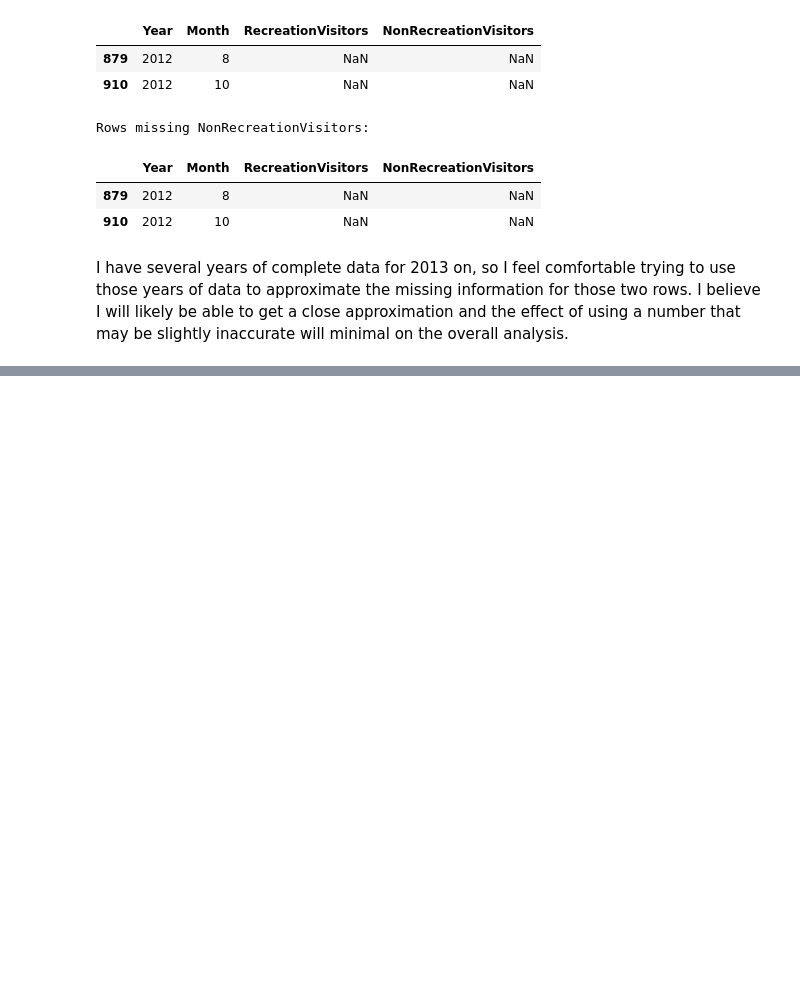
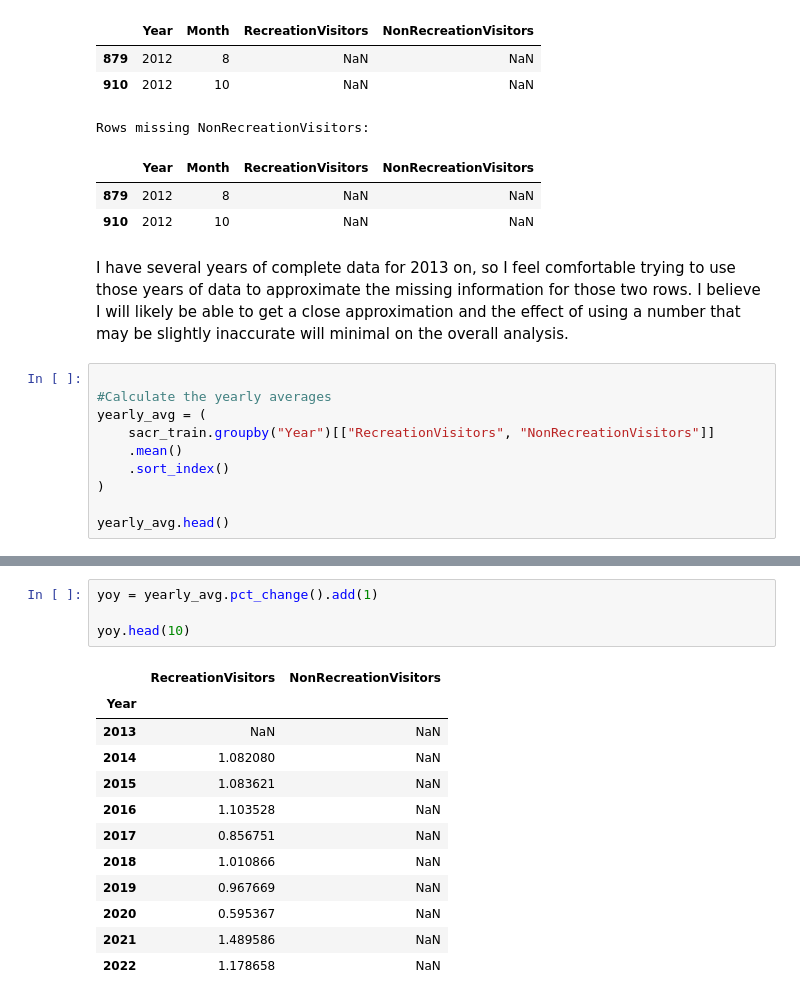
Before and after one commit to jeccalong/NPS_mini_project, a Jupyter notebook: Notebooks/NPS_mini_project.ipynb, the cells around one changed output, grey strips where cells are left out. Cells and saved outputs as stored; diff of their text form; blank space fills up the shorter version.

```diff
--- a/Notebooks/NPS_mini_project.ipynb
+++ b/Notebooks/NPS_mini_project.ipynb
@@ -1547,3 +1545,13 @@ Rows missing NonRecreationVisitors:
 | 910 | 2012 | 10 | NaN | NaN |
 # %% [markdown]
 I have several years of complete data for 2013 on, so I feel comfortable trying to use those years of data to approximate the missing information for those two rows. I believe I will likely be able to get a close approximation and the effect of using a number that may be slightly inaccurate will minimal on the overall analysis.
+# %%
+
+#Calculate the yearly averages
+yearly_avg = (
+    sacr_train.groupby("Year")[["RecreationVisitors", "NonRecreationVisitors"]]
+    .mean()
+    .sort_index()
+)
+
+yearly_avg.head()
@@ -1549,0 +1566,17 @@ I have several years of complete data for 2013 on, so I feel comfortable trying
+# %%
+yoy = yearly_avg.pct_change().add(1)
+
+yoy.head(10)
+# %% [output]
+|  | RecreationVisitors | NonRecreationVisitors |
+| Year |  |  |
+| 2013 | NaN | NaN |
+| 2014 | 1.082080 | NaN |
+| 2015 | 1.083621 | NaN |
+| 2016 | 1.103528 | NaN |
+| 2017 | 0.856751 | NaN |
+| 2018 | 1.010866 | NaN |
+| 2019 | 0.967669 | NaN |
+| 2020 | 0.595367 | NaN |
+| 2021 | 1.489586 | NaN |
+| 2022 | 1.178658 | NaN |
```
Also changed, not shown: parts of 9 cells of this notebook.
